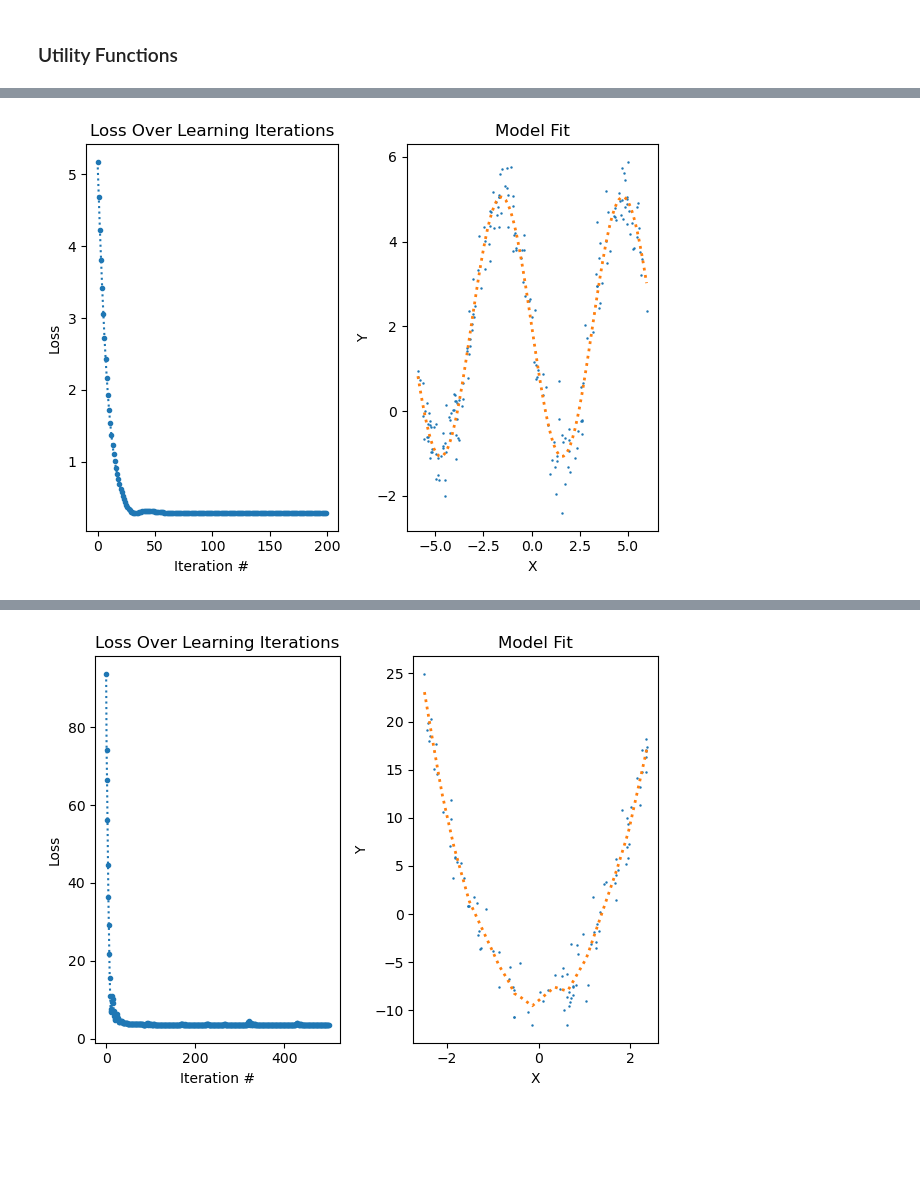
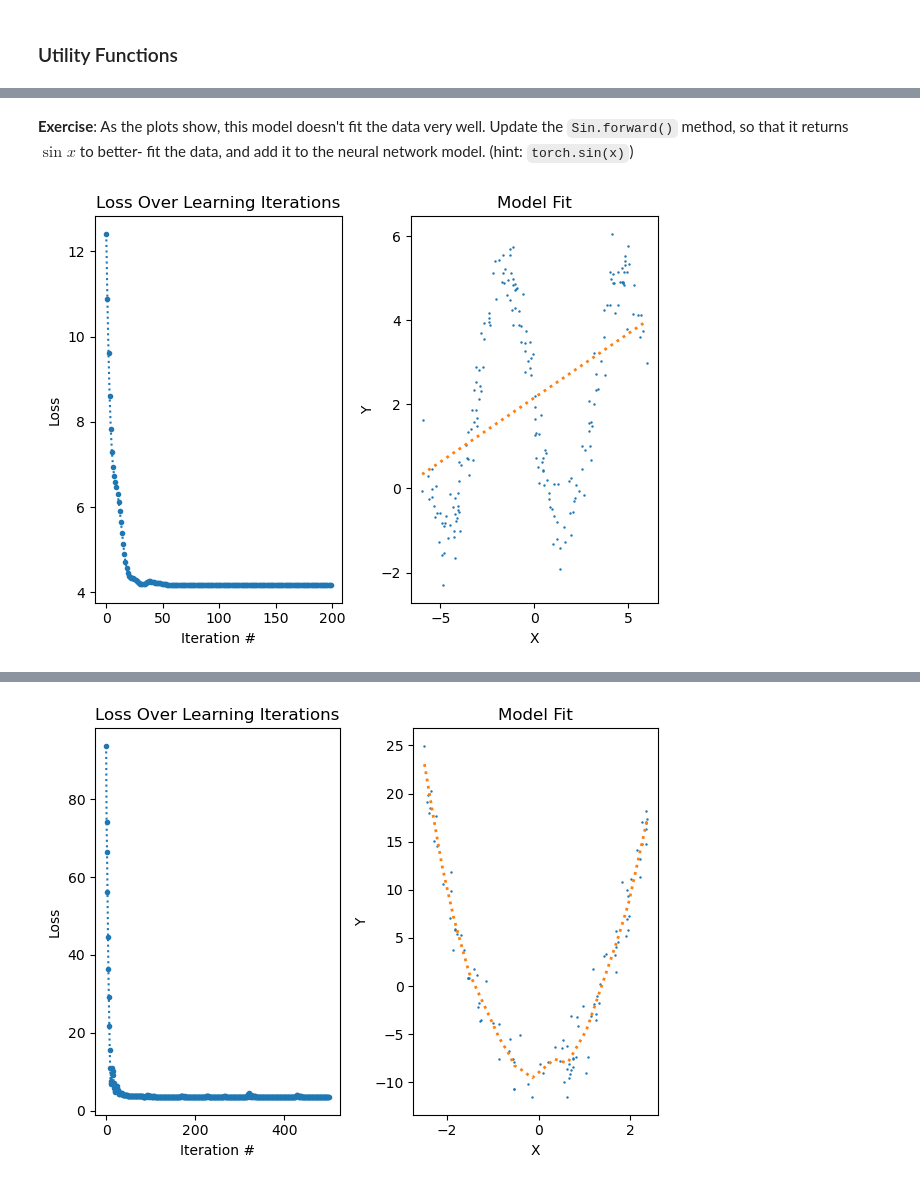
Before and after one commit to atleer/intro-to-deep-learning-dev, a Jupyter notebook: Day01/03_nonlinear_models_in_neural_networks/index.ipynb, the cells around one changed output, grey strips where cells are left out. Cells and saved outputs as stored; diff of their text form; code cells hidden in the pictures; blank space fills up the shorter version.

```diff
--- a/Day01/03_nonlinear_models_in_neural_networks/index.ipynb
+++ b/Day01/03_nonlinear_models_in_neural_networks/index.ipynb
@@ -123,24 +152,26 @@ plt.tight_layout();
+# %% [markdown]
+**Exercise**: As the plots show, this model doesn't fit the data very well.  Update the `Sin.forward()` method, so that it returns $ \sin{x} $ to better- fit the data, and add it to the neural network model.  (hint: `torch.sin(x)`)
 # %%
 # Generate Data
 x = 12 * (torch.rand(200, 1) - .5)
 y_obs = -3 * torch.sin(x) + 2 + .5 * torch.randn_like(x)
 
 # Create Model
 class Sin(nn.Module):
     def forward(self, x):
-        return torch.sin(x)
+        return x   # UPDATE ME!
 
-model = nn.Sequential(Sin(), nn.Linear(1, 1))
+model = nn.Sequential(nn.Linear(1, 1))
 
 # Train Model
 loss_function = nn.MSELoss()
 optimizer = optim.Adam(params=model.parameters(), lr=.1)
 num_iterations = 200
 losses = [update_model(model, loss_function, optimizer, x, y_obs) for _ in range(num_iterations)]
 
 # Plot Results
 plt.subplot(1, 2, 1); plot_losses(losses);
 plt.subplot(1, 2, 2); plot_1d_model_fit(model, x, y_obs);
 plt.tight_layout();
 # %% [output]
-[figure, old version]
+[figure, new version]
```
Also changed, not shown: parts of 32 cells of this notebook.
